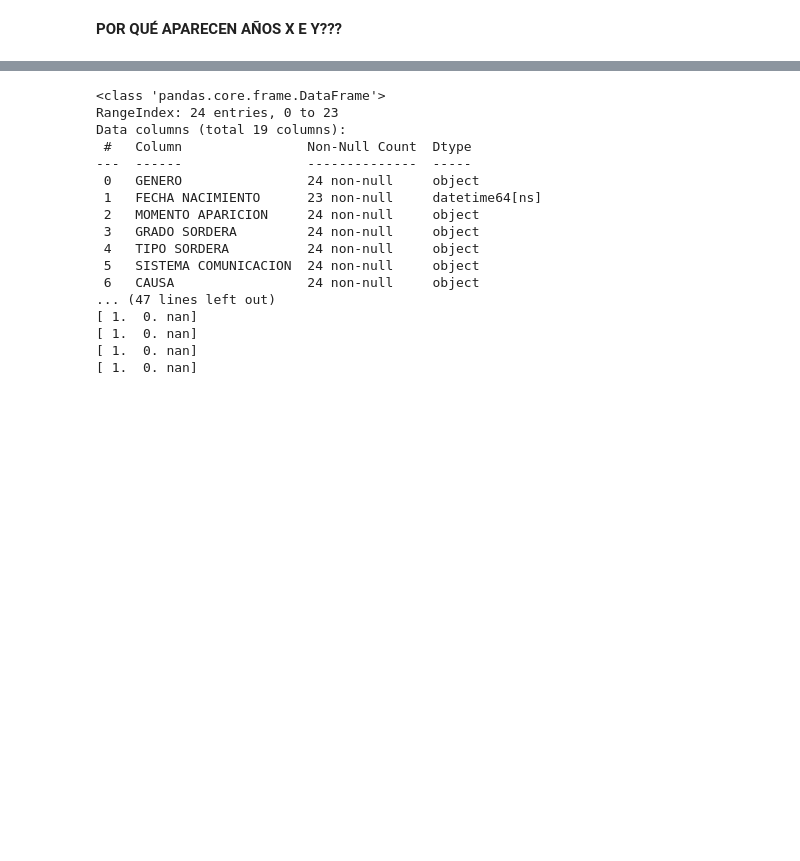
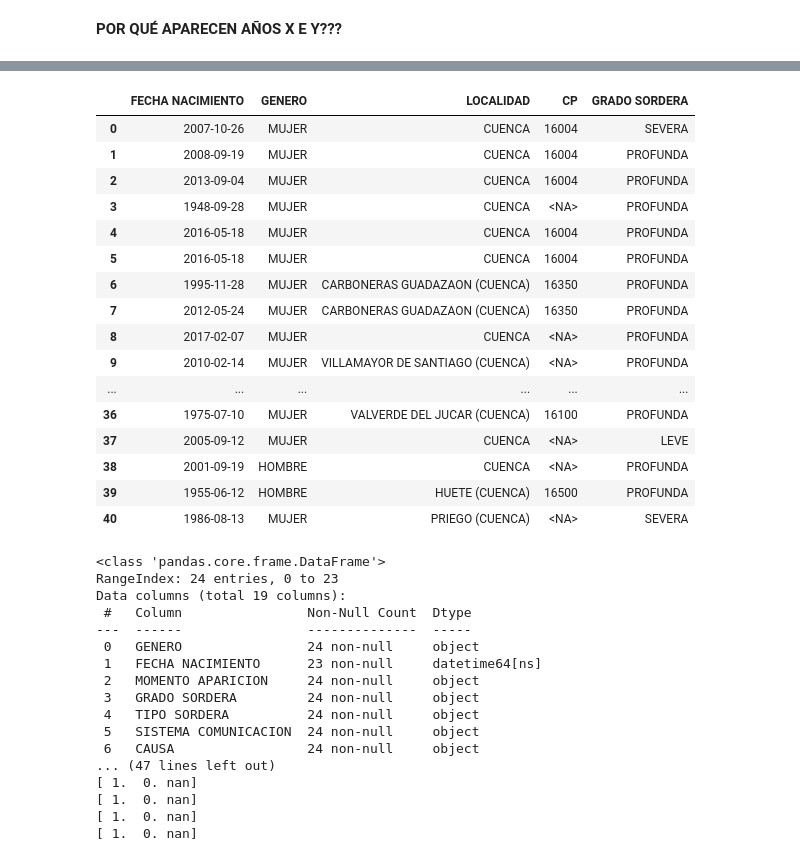
Before and after one commit to Ana-AlonsoCanizares/AA_GRUPO3, a Jupyter notebook: Limpieza_LOG.ipynb, the cells around one changed output, grey strips where cells are left out. Cells and saved outputs as stored; diff of their text form; code cells hidden in the pictures; blank space fills up the shorter version.

```diff
--- a/Limpieza_LOG.ipynb
+++ b/Limpieza_LOG.ipynb
@@ -210,3 +262,23 @@ CR_LOG = year_conversion(CR_LOG)
+# %%
+CU_LOG[['FECHA NACIMIENTO', 'GENERO', 'LOCALIDAD', 'CP', 'GRADO SORDERA']]
+# %% [output]
+|  | FECHA NACIMIENTO | GENERO | LOCALIDAD | CP | GRADO SORDERA |
+| 0 | 2007-10-26 | MUJER | CUENCA | 16004 | SEVERA |
+| 1 | 2008-09-19 | MUJER | CUENCA | 16004 | PROFUNDA |
+| 2 | 2013-09-04 | MUJER | CUENCA | 16004 | PROFUNDA |
+| 3 | 1948-09-28 | MUJER | CUENCA | <NA> | PROFUNDA |
+| 4 | 2016-05-18 | MUJER | CUENCA | 16004 | PROFUNDA |
+| 5 | 2016-05-18 | MUJER | CUENCA | 16004 | PROFUNDA |
+| 6 | 1995-11-28 | MUJER | CARBONERAS GUADAZAON (CUENCA) | 16350 | PROFUNDA |
+| 7 | 2012-05-24 | MUJER | CARBONERAS GUADAZAON (CUENCA) | 16350 | PROFUNDA |
+| 8 | 2017-02-07 | MUJER | CUENCA | <NA> | PROFUNDA |
+| 9 | 2010-02-14 | MUJER | VILLAMAYOR DE SANTIAGO (CUENCA) | <NA> | PROFUNDA |
+| ... | ... | ... | ... | ... | ... |
+| 36 | 1975-07-10 | MUJER | VALVERDE DEL JUCAR (CUENCA) | 16100 | PROFUNDA |
+| 37 | 2005-09-12 | MUJER | CUENCA | <NA> | LEVE |
+| 38 | 2001-09-19 | HOMBRE | CUENCA | <NA> | PROFUNDA |
+| 39 | 1955-06-12 | HOMBRE | HUETE (CUENCA) | 16500 | PROFUNDA |
+| 40 | 1986-08-13 | MUJER | PRIEGO (CUENCA) | <NA> | SEVERA |
 # %%
 # CÓDIGO DE USO PARA EL CURRO
 GU_LOG.info()
```
Also changed, not shown: parts of 5 cells of this notebook.
